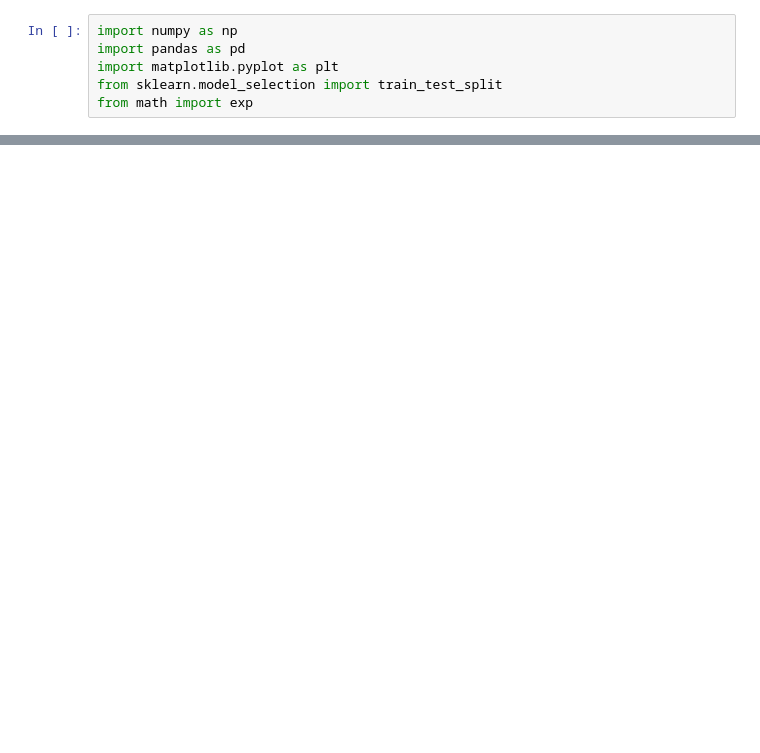
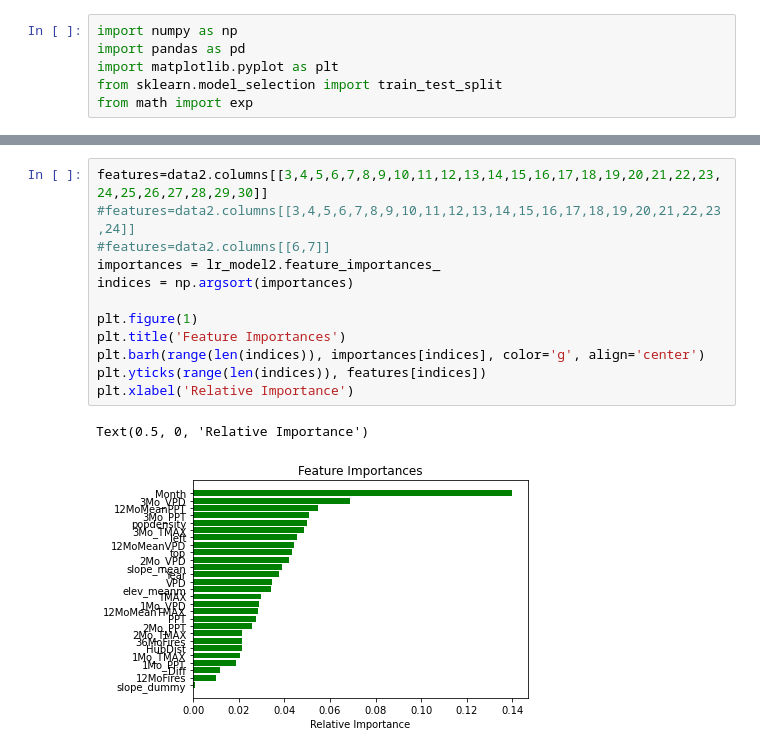
Before and after one commit to alekseyvalouev/FireML, a Jupyter notebook: Scripts/test_lr.ipynb, the cells around one changed output, grey strips where cells are left out. Drawn from its saved outputs; the diff is of its cells as text; blank space fills up the shorter version.

```diff
--- a/Scripts/test_lr.ipynb
+++ b/Scripts/test_lr.ipynb
@@ -103,0 +174,15 @@ Text(0.5, 0, 'Relative Importance')
+# %%
+features=data2.columns[[3,4,5,6,7,8,9,10,11,12,13,14,15,16,17,18,19,20,21,22,23,24,25,26,27,28,29,30]]
+#features=data2.columns[[3,4,5,6,7,8,9,10,11,12,13,14,15,16,17,18,19,20,21,22,23,24]]
+#features=data2.columns[[6,7]]
+importances = lr_model2.feature_importances_
+indices = np.argsort(importances)
+
+plt.figure(1)
+plt.title('Feature Importances')
+plt.barh(range(len(indices)), importances[indices], color='g', align='center')
+plt.yticks(range(len(indices)), features[indices])
+plt.xlabel('Relative Importance')
+# %% [output]
+Text(0.5, 0, 'Relative Importance')
+[figure, added]
```
Also changed, not shown: parts of 47 cells of this notebook, 39 other files.
